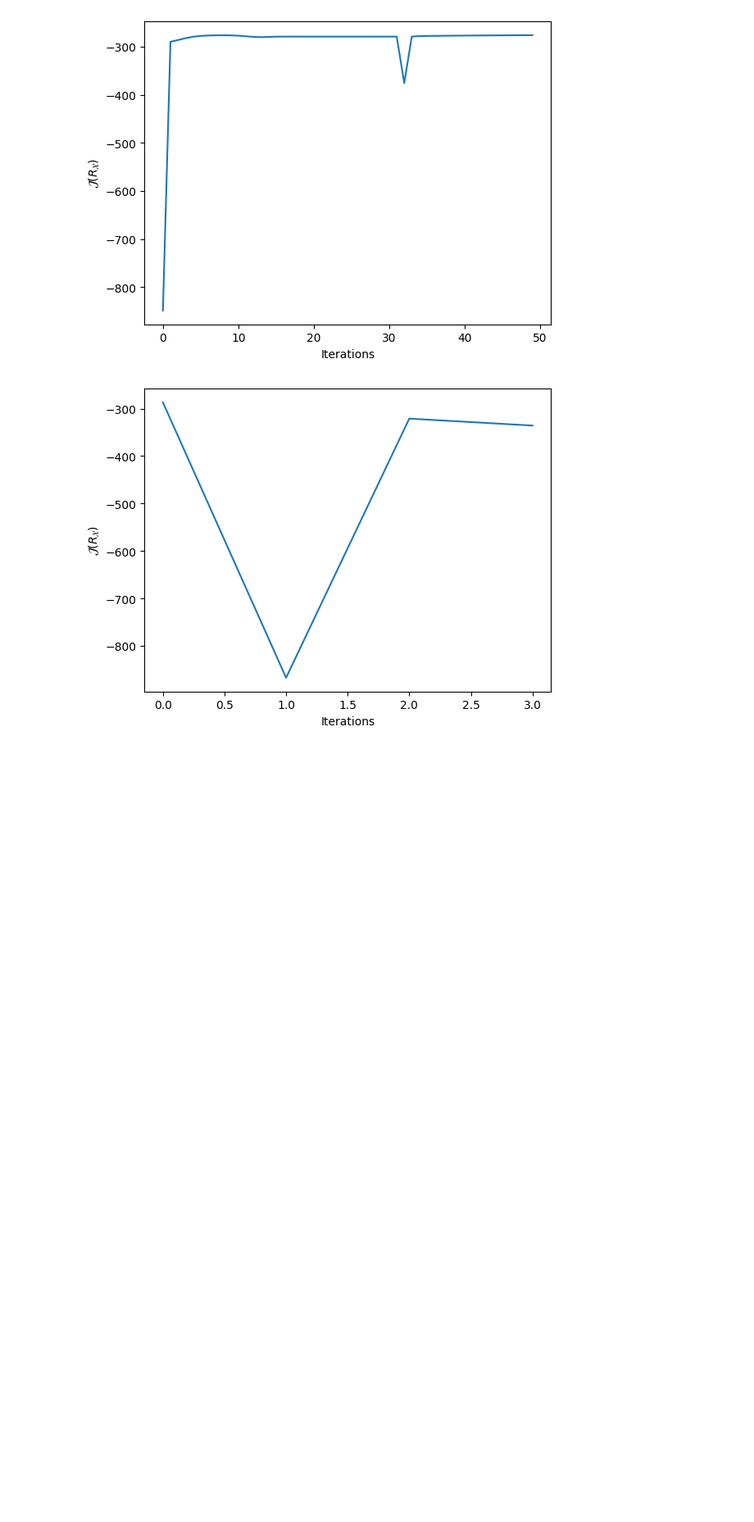
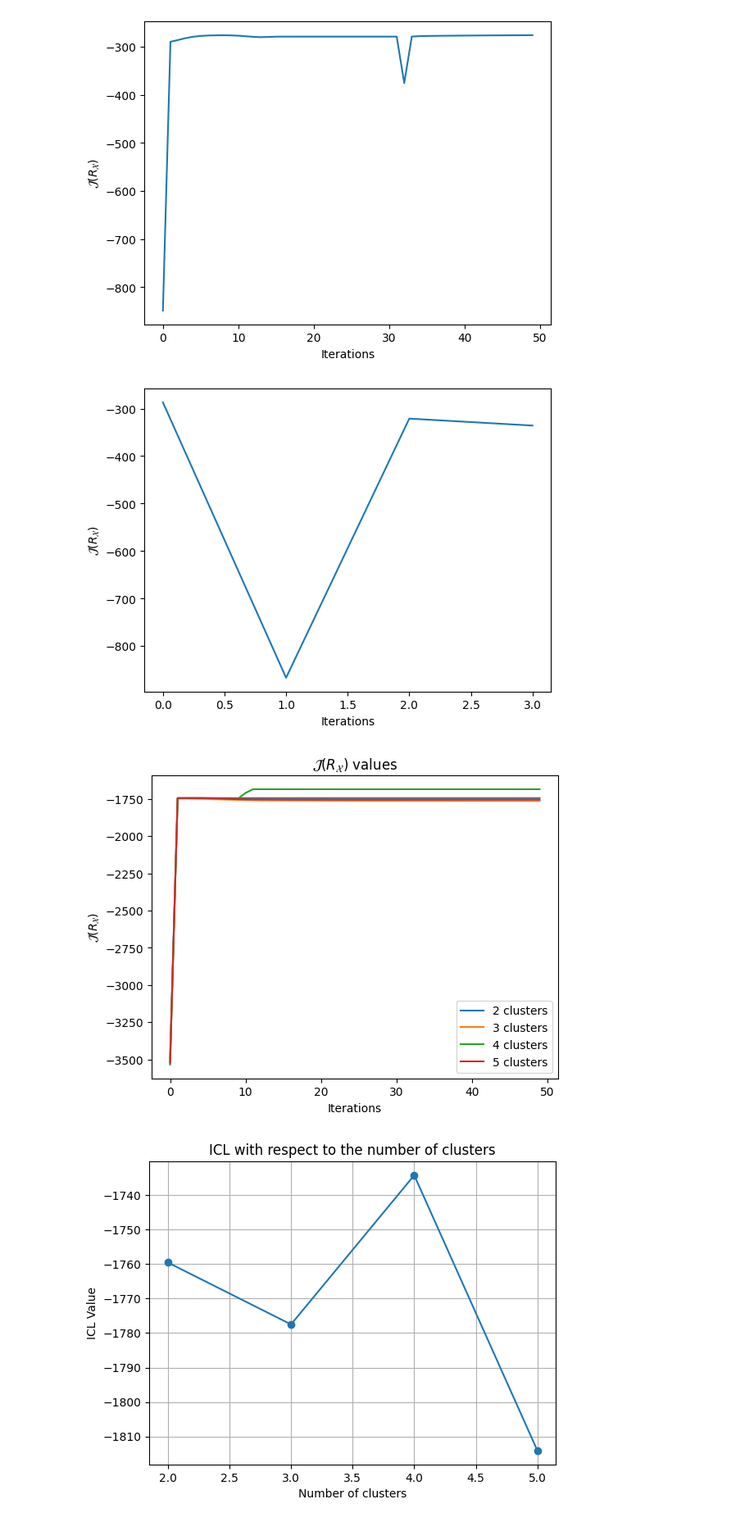
Before and after one commit to ElSacho/Mixture4graph, a Jupyter notebook: notebook_generate_and_EM.ipynb, the cells around one changed output. Shown at 82% size. Cells and saved outputs as stored; diff of their text form; code cells hidden in the pictures; blank space fills up the shorter version.

```diff
--- a/notebook_generate_and_EM.ipynb
+++ b/notebook_generate_and_EM.ipynb
@@ -323,3 +322,25 @@ plot_JRX(tab_ICL)
 [figure]
 [figure]
 [figure]
+# %%
+np.random.seed(3)
+n_vertices = 100
+pi = np.array([[0.1,0.9,0.1,0.1],[0.9,0.1,0.9,0.1],[0.1,0.9,0.1,0.9],[0.1,0.1,0.9,0.1]])
+priors = np.array([0.1, 0.4, 0.4, 0.1])
+n_clusters = len(priors)
+max_iter = 50
+
+graph, tau = generate_and_give_tau(n_vertices, pi , priors)
+
+model = mixtureModel(graph, initilisation_method='spectral')
+tab_clusters = [2,3,4,5]
+model.fit(tab_clusters)
+
+model.plot_jrx()
+model.plot_icl()
+model.plot_adjency_matrix(2)
+model.plot_adjency_matrix(3)
+model.plot_adjency_matrix(4)
+# %% [output]
+[figure, added]
+[figure, added]
```
Also changed, not shown: parts of 2 cells of this notebook, 5 other files.
